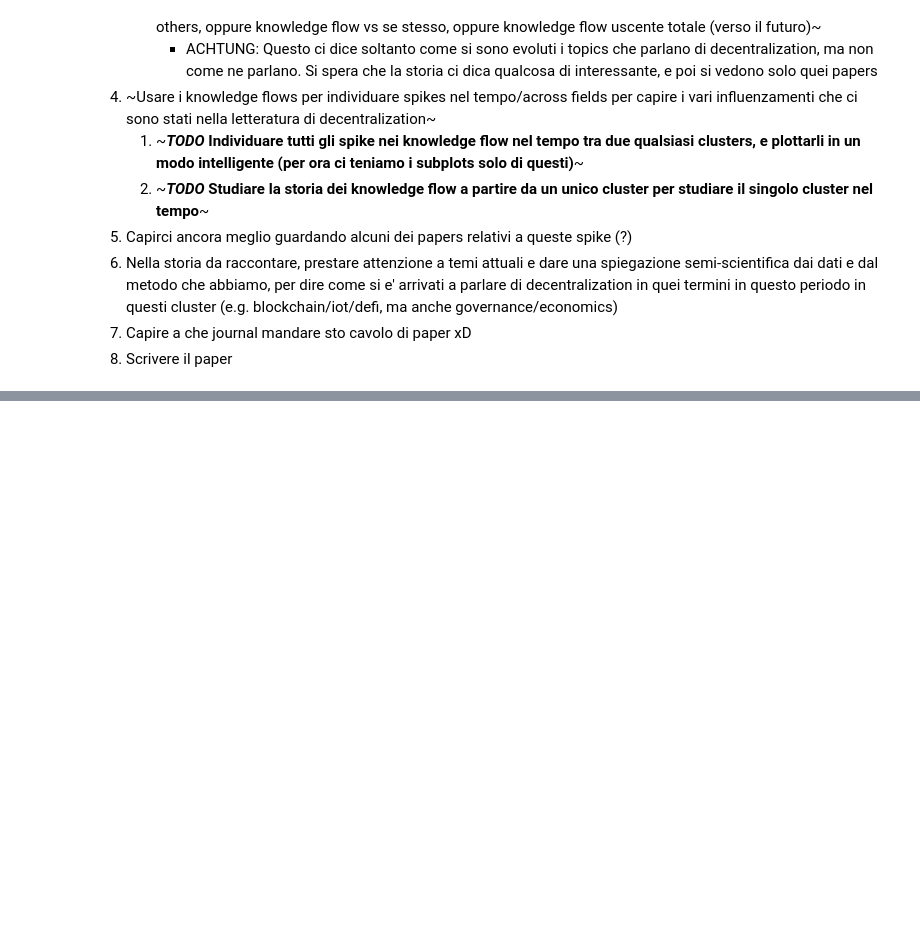
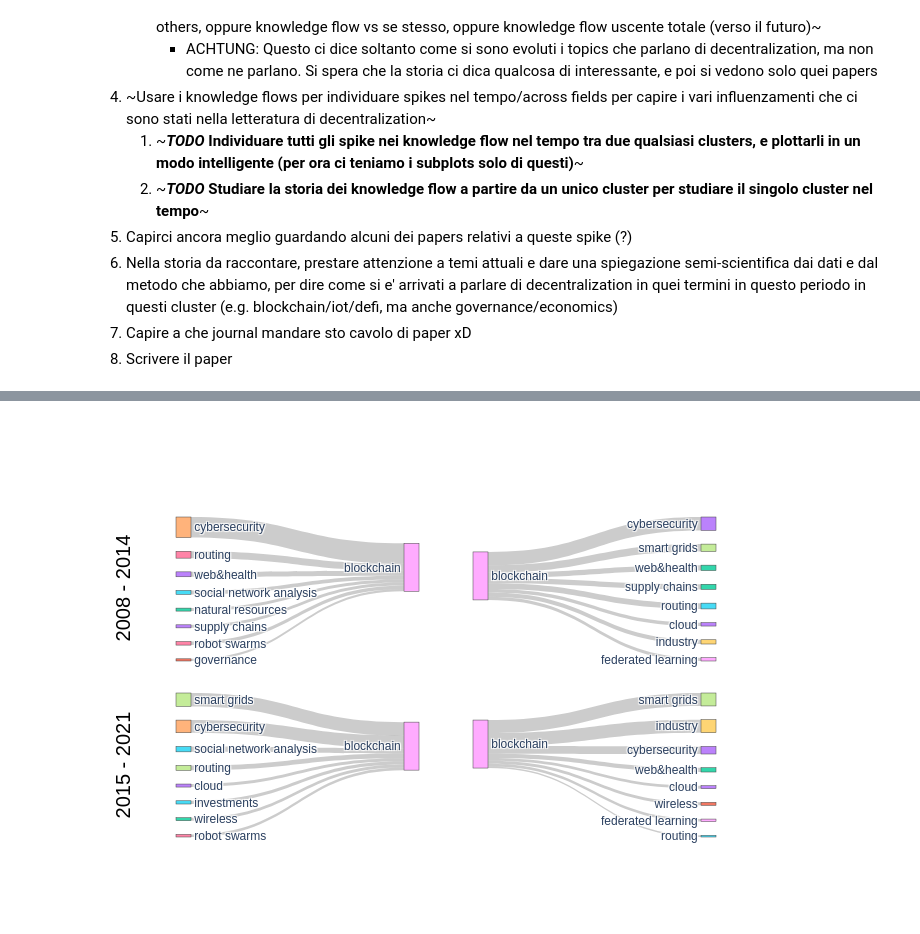
Before and after one commit to alberto-bracci/decentralization, a Jupyter notebook: notebooks/bin.ipynb, the cells around one changed output, grey strips where cells are left out. Saved outputs shown, nothing was run; the diff lists cells and outputs as text; code cells hidden in the pictures; blank space fills up the shorter version.

```diff
--- a/notebooks/bin.ipynb
+++ b/notebooks/bin.ipynb
@@ -1735,0 +1740,4 @@ Vogliamo capire come il concetto di decentralization si e' evoluto nel tempo e a
+# %%
+all_docs_dict2, t,tt = assign_partition(h_t_doc_consensus_by_level,hyperlink_g,2,all_docs_dict)
+# %%
+papers_existence_set = create_papers_existence_set(all_docs_dict2)
@@ -1735,0 +1764,2 @@ Vogliamo capire come il concetto di decentralization si e' evoluto nel tempo e a
+# %%
+df = knowledge_flow_normalized_per_field_in_time_by_level[l].loc[knowledge_flow_normalized_per_field_in_time_by_level[2].apply(lambda x: check_papers_existence(x['cluster_from'],x['year_from'],papers_existence_set),axis=1)]
@@ -1735,0 +1859,54 @@ Vogliamo capire come il concetto di decentralization si e' evoluto nel tempo e a
+# %%
+import plotly.graph_objects as go
+import urllib, json
+
+threshold = 0.1
+l = 2
+number = 8
+
+df = average_kf_significance(knowledge_flow_normalized_per_field_in_time_by_level[l],range(2008,2015),8,direction='from')
+sankey11 = do_sankey(df,0,0.45,0.55,1,'from', number=number, pad = 100)
+
+df = average_kf_significance(knowledge_flow_normalized_per_field_in_time_by_level[l],range(2008,2015),8,direction='to')
+sankey12 = do_sankey(df,0.55,1.0,0.55,1,'to', number=number)
+
+df = average_kf_significance(knowledge_flow_normalized_per_field_in_time_by_level[l],range(2015,2022),8,direction='from')
+sankey21 = do_sankey(df,0,0.45,0,.45,'from', number=number)
+
+df = average_kf_significance(knowledge_flow_normalized_per_field_in_time_by_level[l],range(2015,2022),8,direction='to')
+sankey22 = do_sankey(df,0.55,1,0,.45,'to', number=number)
+
+fig = go.Figure(data=[sankey11,sankey12,sankey21,sankey22])
+
+
+# fig.update_layout(title_text="Energy forecast for 2050<br>Source: Department of Energy & Climate Change, Tom Counsell via <a href='https://bost.ocks.org/mike/sankey/'>Mike Bostock</a>",
+#                   font_size=10)
+
+fig.add_annotation(dict(font=dict(color='black',size=20),
+                                        x=-0.1,
+                                        y=.95,
+                                        showarrow=False,
+                                        text="2008 - 2014",
+                                        textangle=-90,
+                                        xanchor='center',
+                                        xref="paper",
+                                        yref="paper",))
+
+fig.add_annotation(dict(font=dict(color='black',size=20),
+                                        x=-0.1,
+                                        y=.05,
+                                        showarrow=False,
+                                        text="2015 - 2021",
+                                        textangle=-90,
+                                        xanchor='center',
+                                        xref="paper",
+                                        yref="paper",))
+
+paper_figures_folder2 = "/home/enterprise.internal.city.ac.uk/aczy350/Dropbox/phd/projects/decentralization/clean_code_copy/figures/"
+img_bytes = fig.to_image(format="png", engine="kaleido")
+from IPython.display import Image
+fig.write_image(f"{paper_figures_folder2}figure4.pdf")
+fig.write_html(f"{paper_figures_folder2}figure4.html")
+Image(img_bytes)
+# %% [output]
+[figure, added]
```
Also changed, not shown: parts of 6 cells of this notebook.
